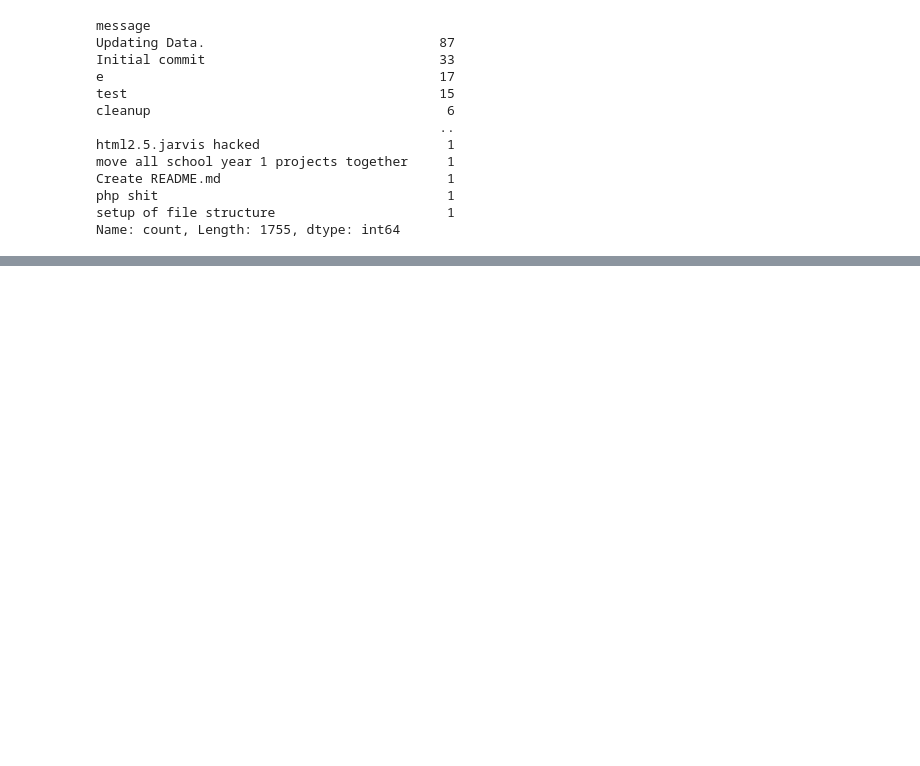
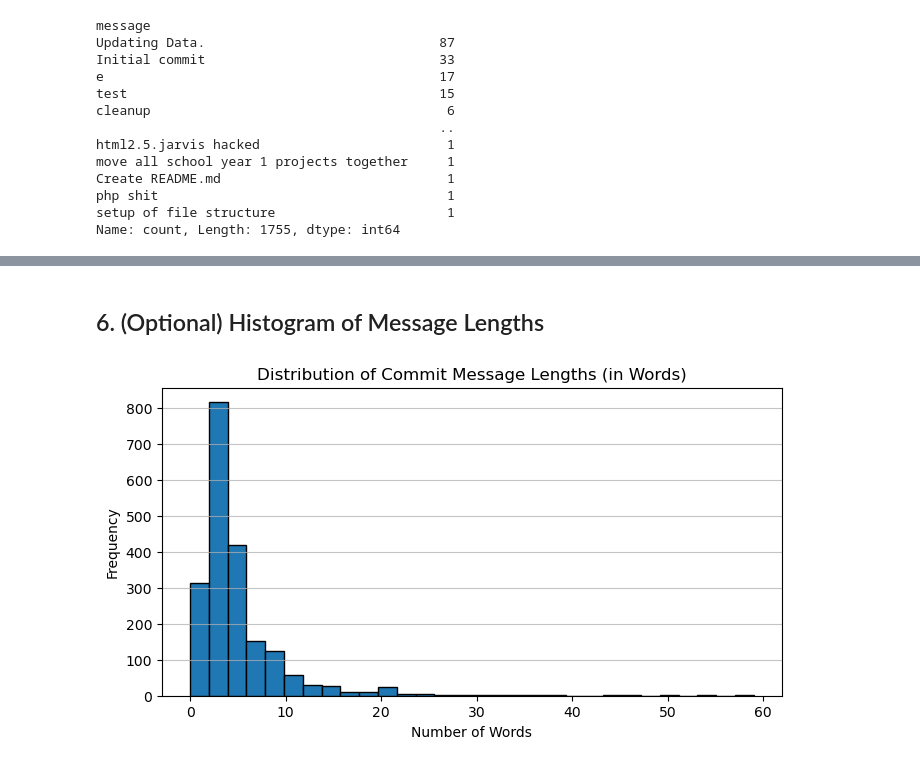
Before and after one commit to oldmartijntje/Commit-grabber, a Jupyter notebook: datascience.ipynb, the cells around one changed output, grey strips where cells are left out. Drawn from its saved outputs; the diff is of its cells as text; code cells hidden in the pictures; blank space fills up the shorter version.

Commit message:
changed datascience.ipynb to show more

```diff
--- a/datascience.ipynb
+++ b/datascience.ipynb
@@ -1,7 +13,6 @@
 # %%
-import pandas as pd
-my_data = pd.read_csv("./commit_details.csv")
-my_data.head()
+df = pd.read_csv("./commit_details.csv")
+df.head()
 # %% [output]
 |  | repository | message | commit_hash | date |
 | 0 | 2F1BELP2O1---eindopdracht---Mad-libs | secure contain protect and love ♥ | 47b1a16c1fa28fc83fc741f6d9408cffe... | 2023-03-28T12:25:31Z |
@@ -27,0 +41,14 @@ Name: count, Length: 1755, dtype: int64
+# %%
+# 2.1. Character‐level length
+df['message_length_chars'] = df['message'].apply(len)
+
+# 2.2. Tokenize each message into words (lowercase, alphanumeric tokens)
+df['message_word_list'] = df['message'].apply(
+    lambda x: re.findall(r"\b\w+\b", x.lower())
+)
+
+# 2.3. Word‐level length
+df['message_length_words'] = df['message_word_list'].apply(len)
+
+# View a sample of the new columns
+df[['message', 'message_length_chars', 'message_length_words']]
@@ -27,0 +185,14 @@ Name: count, Length: 1755, dtype: int64
+# %% [markdown]
+## 6. (Optional) Histogram of Message Lengths
+# %%
+import matplotlib.pyplot as plt
+
+plt.figure(figsize=(8, 4))
+plt.hist(df['message_length_words'], bins=30, edgecolor='black')
+plt.title('Distribution of Commit Message Lengths (in Words)')
+plt.xlabel('Number of Words')
+plt.ylabel('Frequency')
+plt.grid(axis='y', alpha=0.75)
+plt.show()
+# %% [output]
+[figure, added]
```
Also changed, not shown: parts of 11 cells of this notebook.
